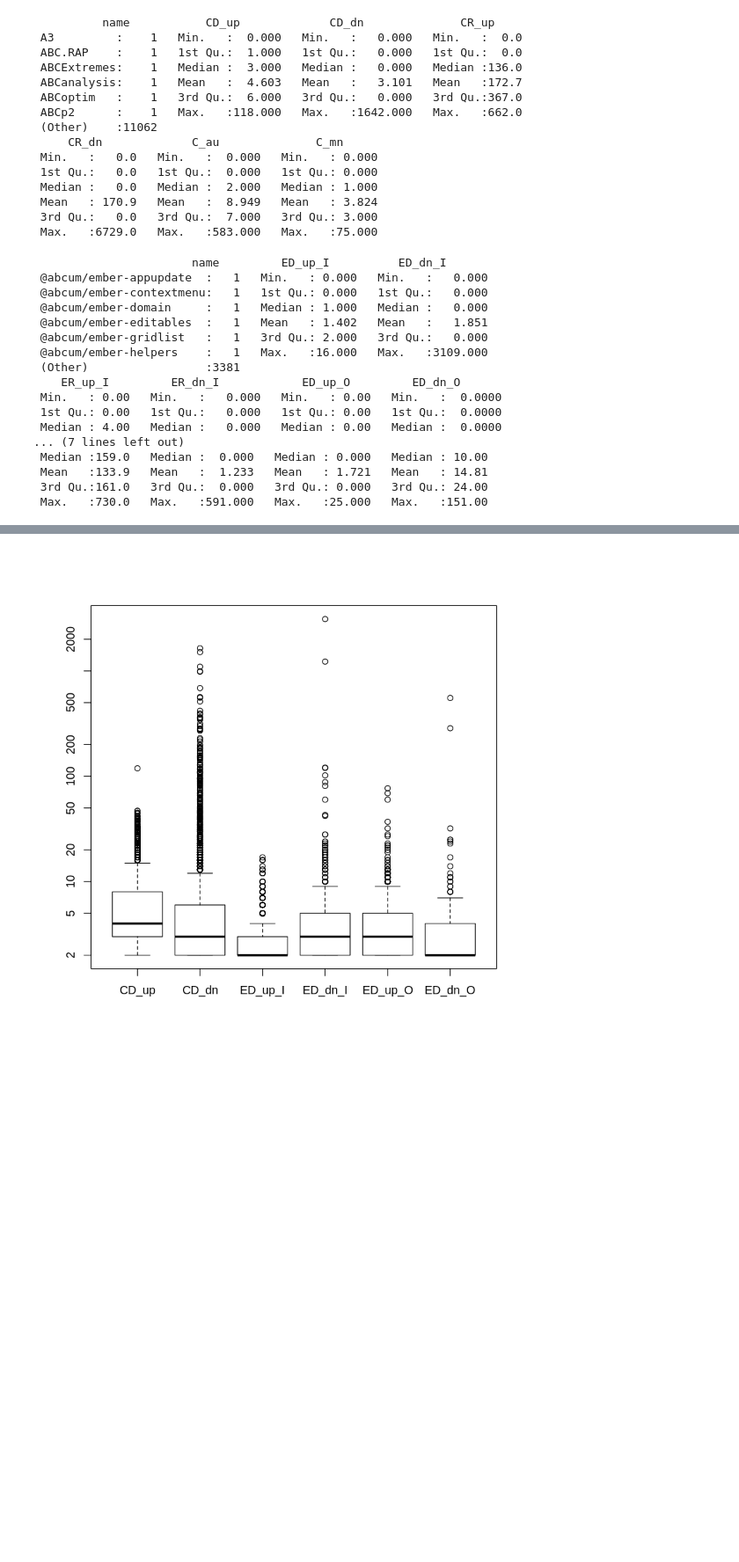
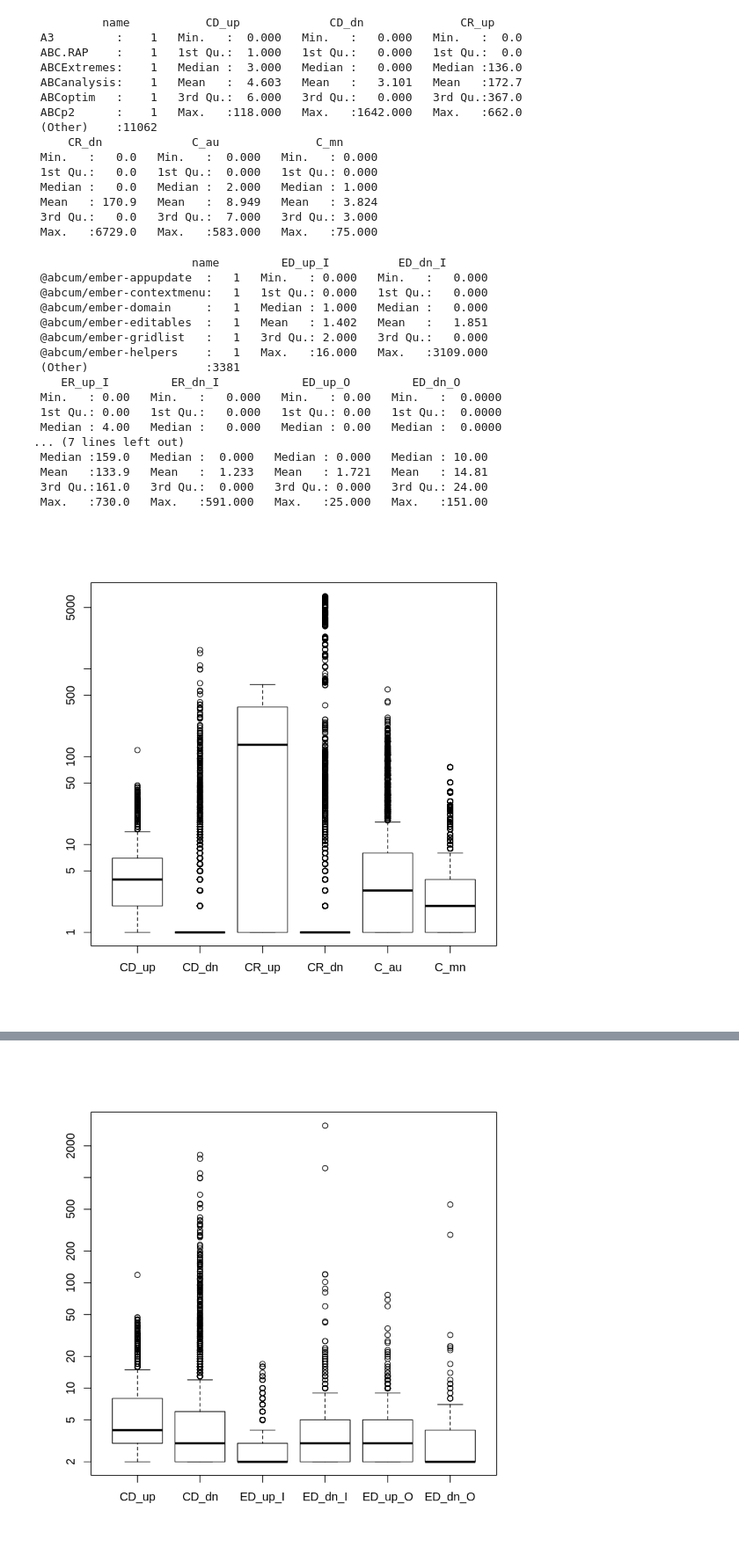
Before and after one commit to ssc-oscar/eco-network, a Jupyter notebook: CRANvsEmber.ipynb, the cells around one changed output, grey strips where cells are left out. Shown at 88% size. Drawn from its saved outputs; the diff is of its cells as text; code cells hidden in the pictures; blank space fills up the shorter version.

Commit message:
generate box plot using full dataset

```diff
--- a/CRANvsEmber.ipynb
+++ b/CRANvsEmber.ipynb
@@ -12,6 +12,8 @@ for (n in c("CD_up", "CD_dn", "CR_up", "CR_dn", 'C_au','C_mn')){
 }
 summary(Cdep)
 
+boxplot(Cdep[,-1]+1,log='y')
+
 Edep = data.frame(name=pember)
 for (n in c("ED_up_I", "ED_dn_I", "ER_up_I", "ER_dn_I",
             "ED_up_O", "ED_dn_O", "ER_up_O", "ER_dn_O",
@@ -23,36 +25,38 @@ for (n in c("ED_up_I", "ED_dn_I", "ER_up_I", "ER_dn_I",
   Edep[sel>0,paste(n, '', sep='')] =  x [sel,2];
 }
 summary(Edep)
+boxplot(Edep[,-1]+1,log='y')
 # %% [output]
           name           CD_up             CD_dn              CR_up
  A3         :    1   Min.   :  0.000   Min.   :   0.000   Min.   :  0.0
  ABC.RAP    :    1   1st Qu.:  1.000   1st Qu.:   0.000   1st Qu.:  0.0
  ABCExtremes:    1   Median :  3.000   Median :   0.000   Median :136.0
  ABCanalysis:    1   Mean   :  4.603   Mean   :   3.101   Mean   :172.7
  ABCoptim   :    1   3rd Qu.:  6.000   3rd Qu.:   0.000   3rd Qu.:367.0
  ABCp2      :    1   Max.   :118.000   Max.   :1642.000   Max.   :662.0
  (Other)    :11062
      CR_dn             C_au              C_mn
  Min.   :   0.0   Min.   :  0.000   Min.   : 0.000
  1st Qu.:   0.0   1st Qu.:  0.000   1st Qu.: 0.000
  Median :   0.0   Median :  2.000   Median : 1.000
  Mean   : 170.9   Mean   :  8.949   Mean   : 3.824
  3rd Qu.:   0.0   3rd Qu.:  7.000   3rd Qu.: 3.000
  Max.   :6729.0   Max.   :583.000   Max.   :75.000
                        name         ED_up_I          ED_dn_I
  @abcum/ember-appupdate  :   1   Min.   : 0.000   Min.   :   0.000
  @abcum/ember-contextmenu:   1   1st Qu.: 0.000   1st Qu.:   0.000
  @abcum/ember-domain     :   1   Median : 1.000   Median :   0.000
  @abcum/ember-editables  :   1   Mean   : 1.402   Mean   :   1.851
  @abcum/ember-gridlist   :   1   3rd Qu.: 2.000   3rd Qu.:   0.000
  @abcum/ember-helpers    :   1   Max.   :16.000   Max.   :3109.000
  (Other)                 :3381
     ER_up_I         ER_dn_I            ED_up_O         ED_dn_O
  Min.   : 0.00   Min.   :   0.000   Min.   : 0.00   Min.   :  0.0000
  1st Qu.: 0.00   1st Qu.:   0.000   1st Qu.: 0.00   1st Qu.:  0.0000
  Median : 4.00   Median :   0.000   Median : 0.00   Median :  0.0000
 ... (7 lines left out)
  Median :159.0   Median :  0.000   Median : 0.000   Median : 10.00
  Mean   :133.9   Mean   :  1.233   Mean   : 1.721   Mean   : 14.81
  3rd Qu.:161.0   3rd Qu.:  0.000   3rd Qu.: 0.000   3rd Qu.: 24.00
  Max.   :730.0   Max.   :591.000   Max.   :25.000   Max.   :151.00
+[figure, added]
```
Also changed, not shown: parts of 3 cells of this notebook.
